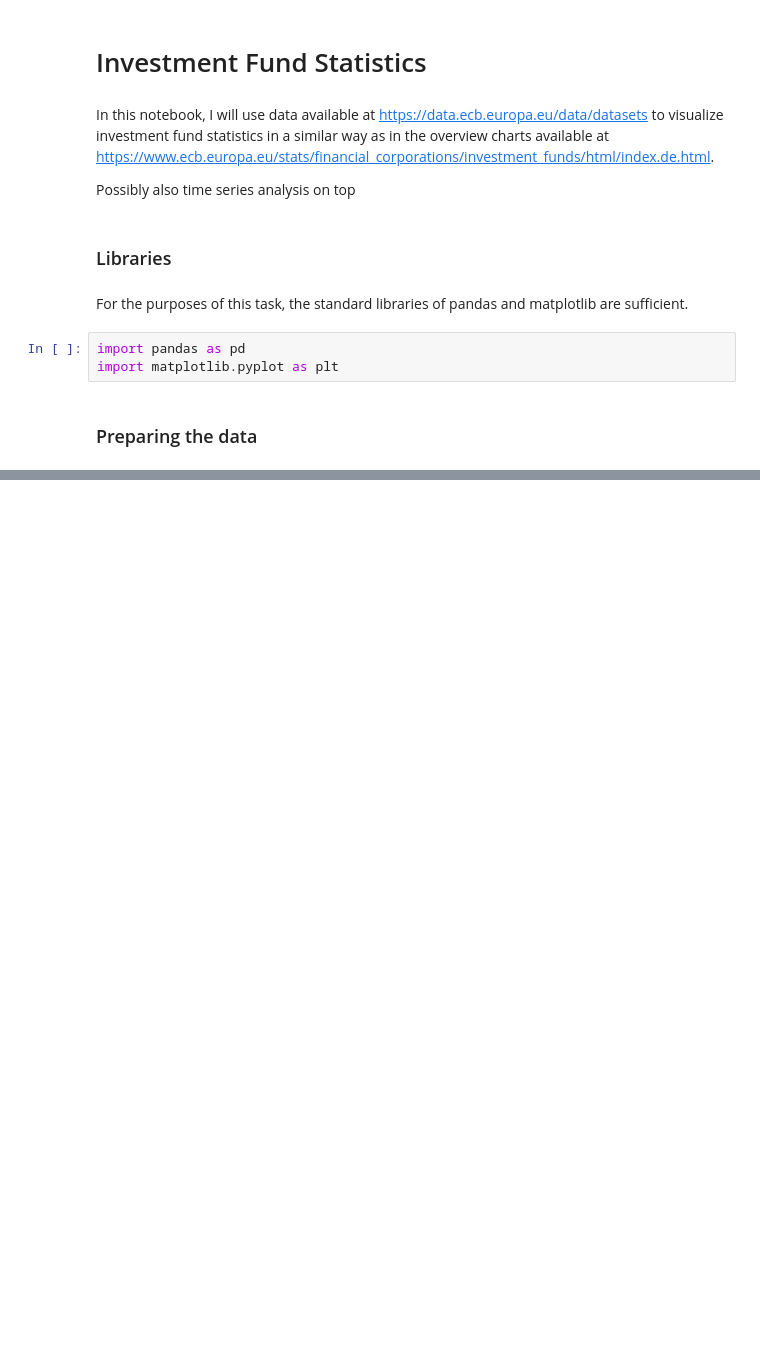
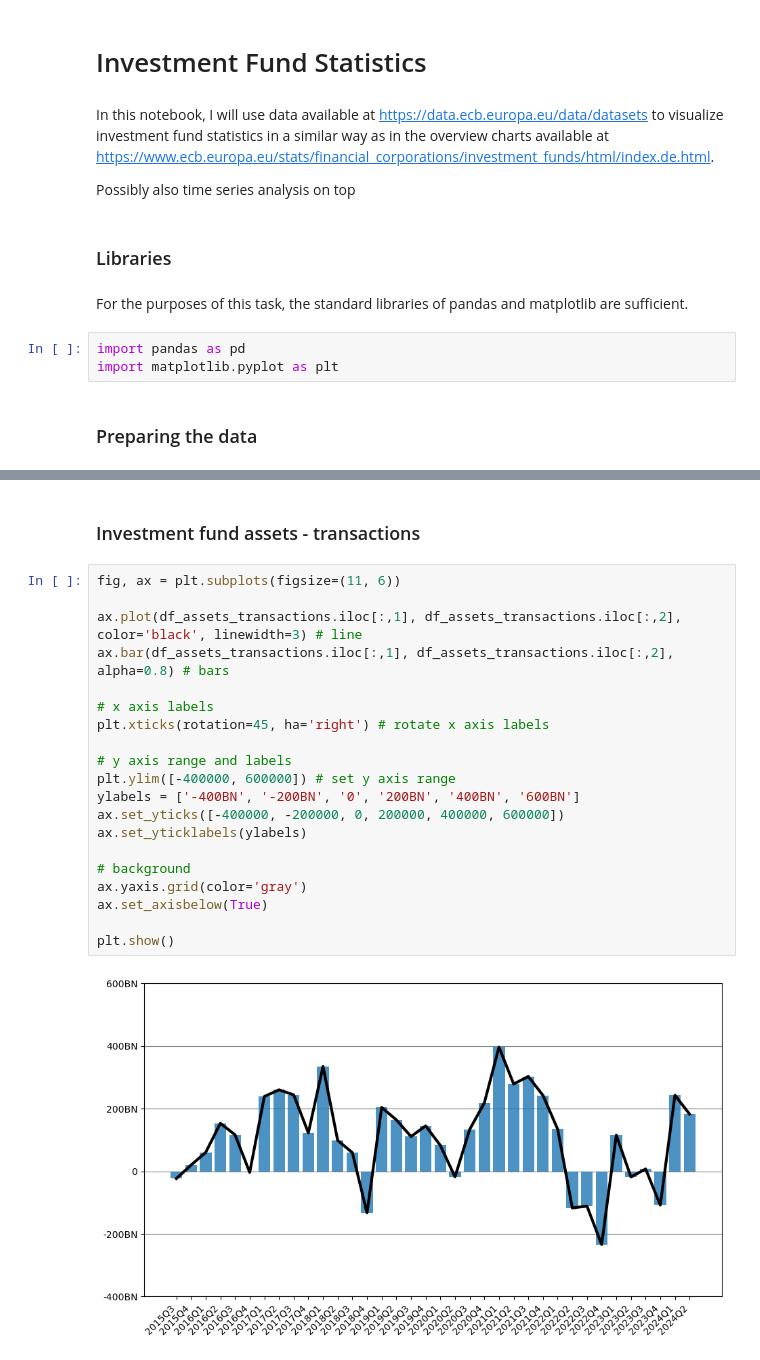
Before and after one commit to jong42/Investment-Funds-Statistics, a Jupyter notebook: ivf_statistics.ipynb, the cells around one changed output, grey strips where cells are left out. Drawn from its saved outputs; the diff is of its cells as text; blank space fills up the shorter version.

```diff
--- a/ivf_statistics.ipynb
+++ b/ivf_statistics.ipynb
@@ -59,0 +52,24 @@ plt.show()
+# %% [markdown]
+### Investment fund assets - transactions
+# %%
+fig, ax = plt.subplots(figsize=(11, 6))
+
+ax.plot(df_assets_transactions.iloc[:,1], df_assets_transactions.iloc[:,2], color='black', linewidth=3) # line
+ax.bar(df_assets_transactions.iloc[:,1], df_assets_transactions.iloc[:,2], alpha=0.8) # bars
+
+# x axis labels
+plt.xticks(rotation=45, ha='right') # rotate x axis labels
+
+# y axis range and labels
+plt.ylim([-400000, 600000]) # set y axis range
+ylabels = ['-400BN', '-200BN', '0', '200BN', '400BN', '600BN']
+ax.set_yticks([-400000, -200000, 0, 200000, 400000, 600000])
+ax.set_yticklabels(ylabels)
+
+# background
+ax.yaxis.grid(color='gray')
+ax.set_axisbelow(True)
+
+plt.show()
+# %% [output]
+[figure, added]
```
Also changed, not shown: parts of 8 cells of this notebook.
